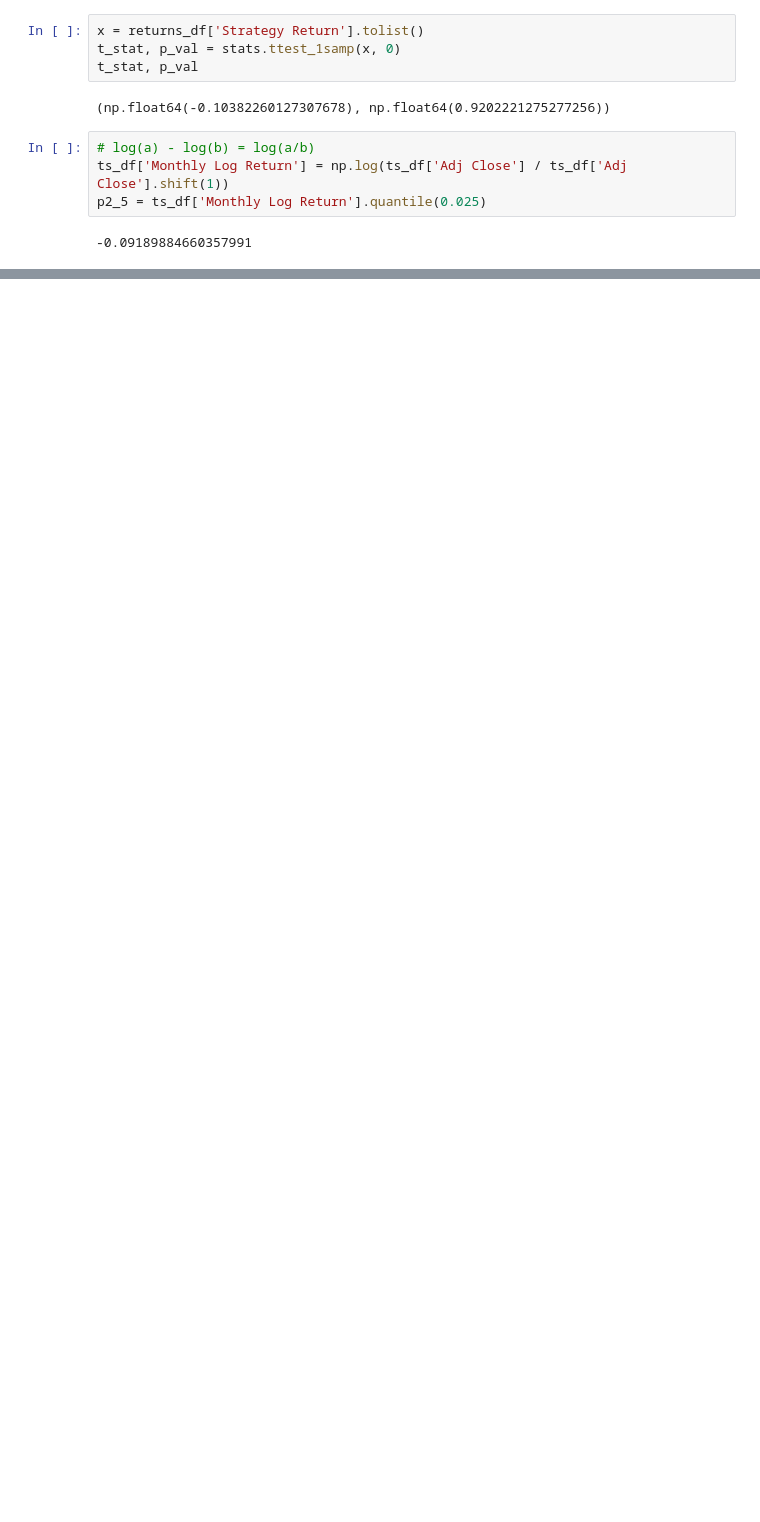
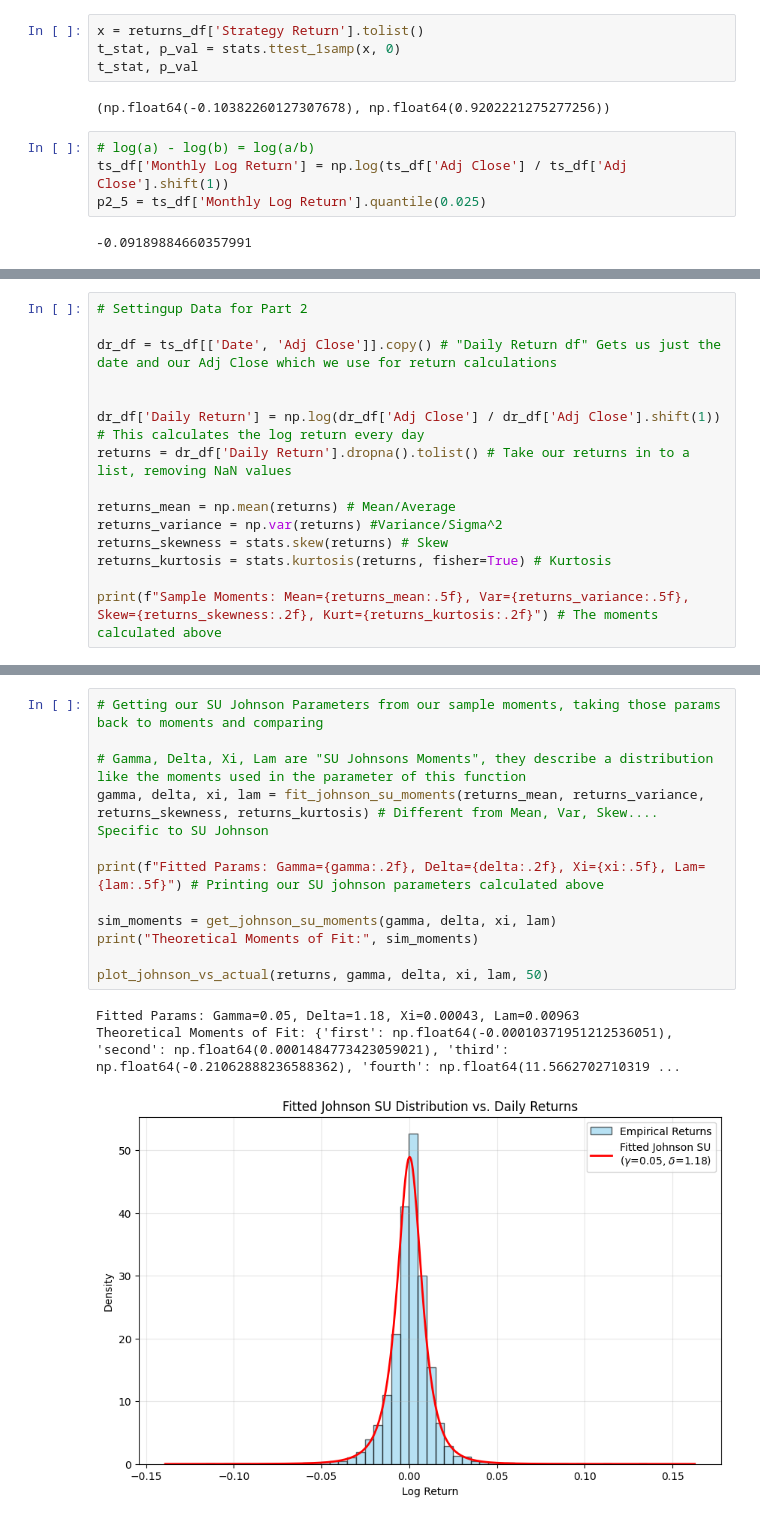
Before and after one commit to samgioffre9/Algo, a Jupyter notebook: SPY Excercise.ipynb, the cells around one changed output, grey strips where cells are left out. Saved outputs shown, nothing was run; the diff lists cells and outputs as text; blank space fills up the shorter version.

Commit message:
Updated SPY Exercises notebook
Updated to include the 2nd part of problems related to the dataset. Comments and functions added.

```diff
--- a/SPY Excercise.ipynb
+++ b/SPY Excercise.ipynb
@@ -153,0 +247,15 @@ p2_5 = ts_df['Monthly Log Return'].quantile(0.025)
+# %%
+# Settingup Data for Part 2
+
+dr_df = ts_df[['Date', 'Adj Close']].copy() # "Daily Return df" Gets us just the date and our Adj Close which we use for return calculations
+
+
+dr_df['Daily Return'] = np.log(dr_df['Adj Close'] / dr_df['Adj Close'].shift(1)) # This calculates the log return every day
+returns = dr_df['Daily Return'].dropna().tolist() # Take our returns in to a list, removing NaN values
+
+returns_mean = np.mean(returns) # Mean/Average
+returns_variance = np.var(returns) #Variance/Sigma^2
+returns_skewness = stats.skew(returns) # Skew
+returns_kurtosis = stats.kurtosis(returns, fisher=True) # Kurtosis
+
+print(f"Sample Moments: Mean={returns_mean:.5f}, Var={returns_variance:.5f}, Skew={returns_skewness:.2f}, Kurt={returns_kurtosis:.2f}") # The moments calculated above
@@ -153,0 +264,16 @@ p2_5 = ts_df['Monthly Log Return'].quantile(0.025)
+# %%
+# Getting our SU Johnson Parameters from our sample moments, taking those params back to moments and comparing
+
+# Gamma, Delta, Xi, Lam are "SU Johnsons Moments", they describe a distribution like the moments used in the parameter of this function
+gamma, delta, xi, lam = fit_johnson_su_moments(returns_mean, returns_variance, returns_skewness, returns_kurtosis) # Different from Mean, Var, Skew.... Specific to SU Johnson
+
+print(f"Fitted Params: Gamma={gamma:.2f}, Delta={delta:.2f}, Xi={xi:.5f}, Lam={lam:.5f}") # Printing our SU johnson parameters calculated above
+
+sim_moments = get_johnson_su_moments(gamma, delta, xi, lam)
+print("Theoretical Moments of Fit:", sim_moments)
+
+plot_johnson_vs_actual(returns, gamma, delta, xi, lam, 50)
+# %% [output]
+Fitted Params: Gamma=0.05, Delta=1.18, Xi=0.00043, Lam=0.00963
+Theoretical Moments of Fit: {'first': np.float64(-0.00010371951212536051), 'second': np.float64(0.0001484773423059021), 'third': np.float64(-0.21062888236588362), 'fourth': np.float64(11.5662702710319 ...
+[figure, added]
```
Also changed, not shown: parts of 5 cells of this notebook.
